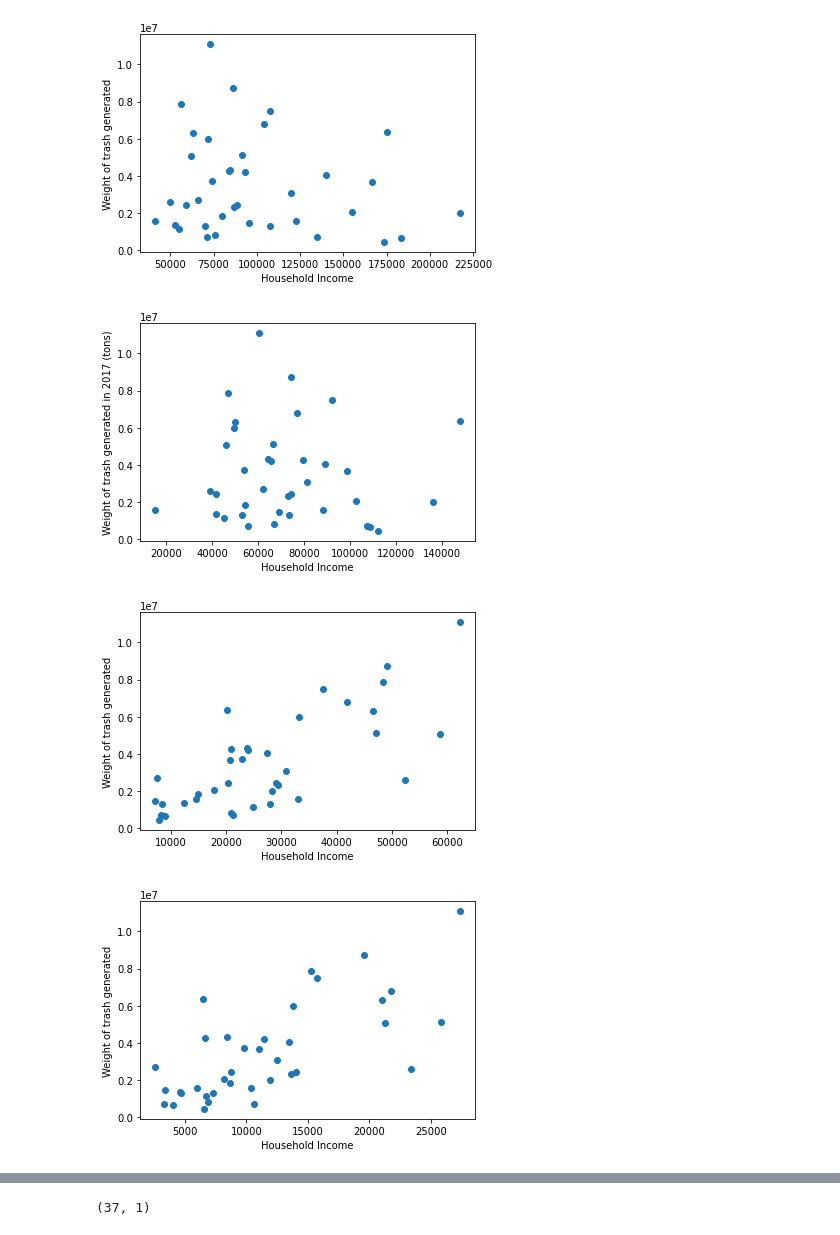
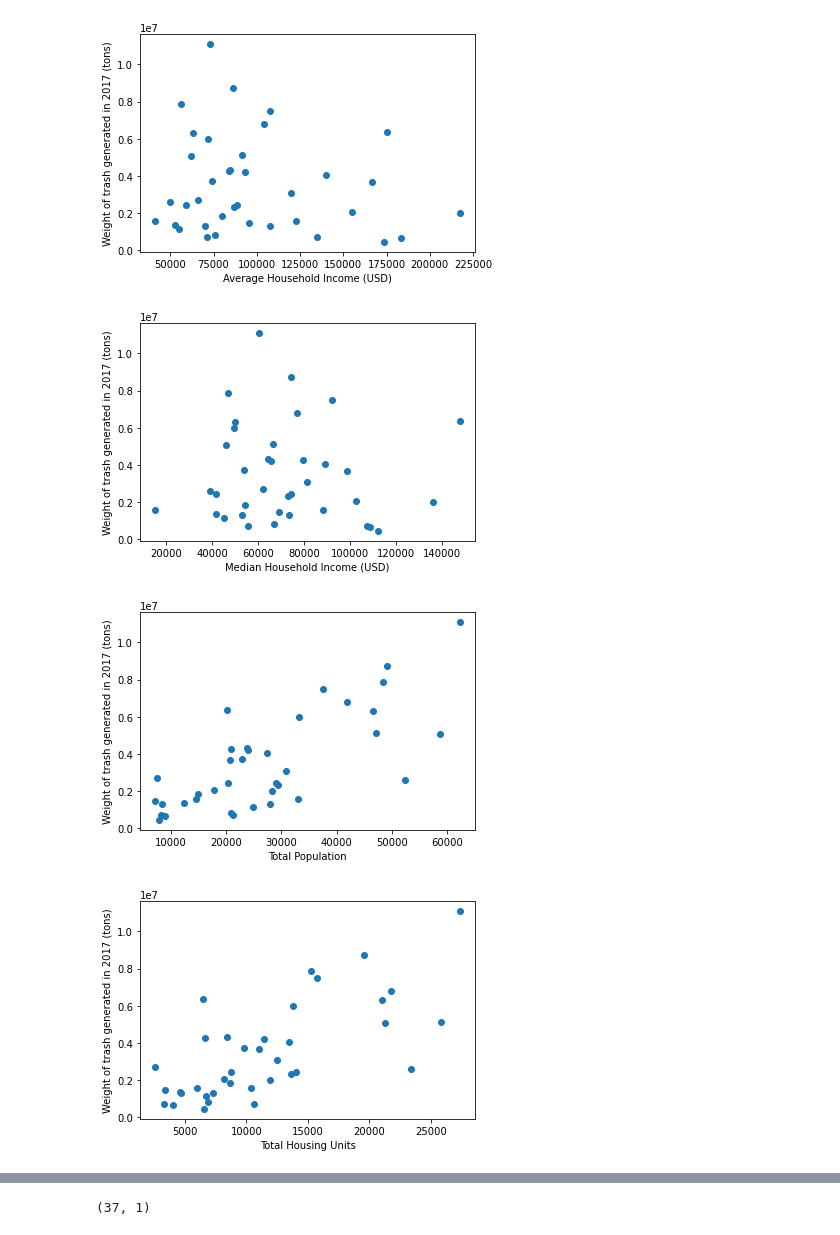
Before and after one commit to TheLittlePrincess/Final_project, a Jupyter notebook: ML_rough_model_Week2.ipynb, the cells around one changed output, grey strips where cells are left out. Drawn from its saved outputs; the diff is of its cells as text; code cells hidden in the pictures.

```diff
--- a/ML_rough_model_Week2.ipynb
+++ b/ML_rough_model_Week2.ipynb
@@ -54,31 +52,31 @@ joined_zips_grb_df.head()
 | 5 | 78703 | 3671428.0 | 20788.0 | 9723.0 | 98553.0 | 166396.0 | ... |
 # %%
 plt.scatter(joined_zips_grb_df.MEAN_HOUSEHOLD_INCOME, joined_zips_grb_df.load_weight)
-plt.xlabel('Household Income')
-plt.ylabel('Weight of trash generated')
+plt.xlabel('Average Household Income (USD)')
+plt.ylabel('Weight of trash generated in 2017 (tons)')
 plt.show()
 # %% [output]
-[figure, old version]
+[figure, new version]
 # %%
 plt.scatter(joined_zips_grb_df.MEDIAN_HOUSEHOLD_INCOME, joined_zips_grb_df.load_weight)
-plt.xlabel('Household Income')
+plt.xlabel('Median Household Income (USD)')
 plt.ylabel('Weight of trash generated in 2017 (tons)')
 plt.show()
 # %% [output]
-[figure, old version]
+[figure, new version]
 # %%
 plt.scatter(joined_zips_grb_df.TOTAL_POPULATION, joined_zips_grb_df.load_weight)
-plt.xlabel('Household Income')
-plt.ylabel('Weight of trash generated')
+plt.xlabel('Total Population')
+plt.ylabel('Weight of trash generated in 2017 (tons)')
 plt.show()
 # %% [output]
-[figure, old version]
+[figure, new version]
 # %%
 plt.scatter(joined_zips_grb_df.TOTAL_HOUSING_UNITS, joined_zips_grb_df.load_weight)
-plt.xlabel('Household Income')
-plt.ylabel('Weight of trash generated')
+plt.xlabel('Total Housing Units')
+plt.ylabel('Weight of trash generated in 2017 (tons)')
 plt.show()
 # %% [output]
-[figure, old version]
+[figure, new version]
 # %%
 plt.scatter(joined_zips_grb_df.MEAN_HOUSEHOLD_INCOME, joined_zips_grb_df.LOAD_PER_CAPITA)
```
Also changed, not shown: parts of 6 cells of this notebook.
